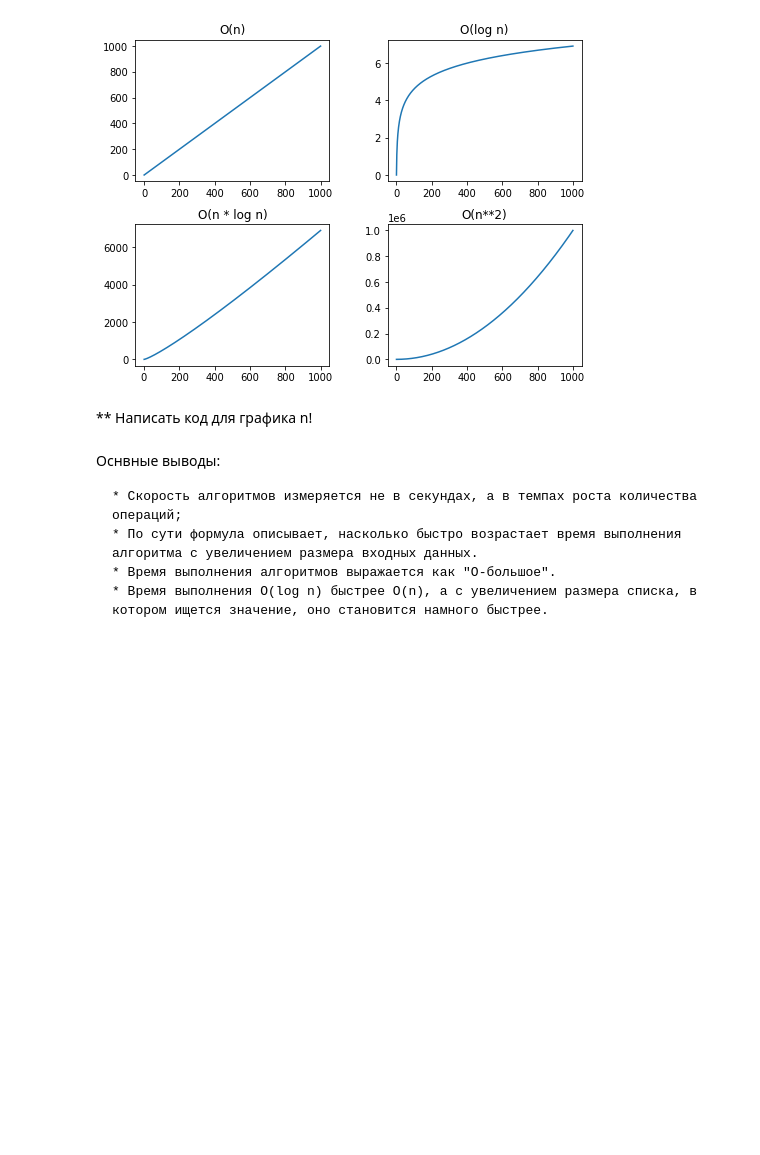
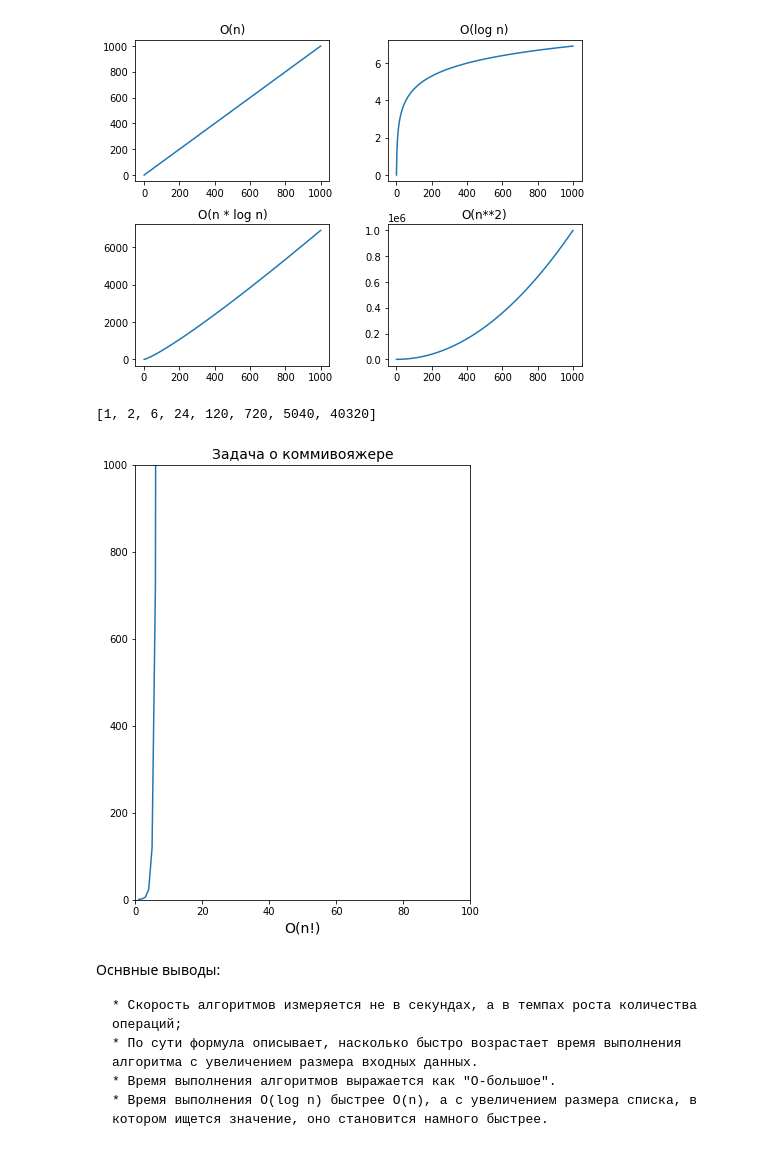
Before and after one commit to PosyaginK/grokking_algoritms, a Jupyter notebook: chapter_1.ipynb, the cells around one changed output. Cells and saved outputs as stored; diff of their text form; code cells hidden in the pictures; blank space fills up the shorter version.

Commit message:
Глава 1. Добавлен график О-большое для задачи коммивояжера

```diff
--- a/chapter_1.ipynb
+++ b/chapter_1.ipynb
@@ -170,8 +170,38 @@ ax4.set_title("O(n**2)")
 # %% [output]
 Text(0.5, 1.0, 'O(n**2)')
 [figure]
-# %% [markdown]
-** Написать код для графика n!
+# %%
+def fact(i):
+    if i == 1:
+        return i
+    else:
+        return i * fact(i - 1)
+# %%
+def fact_list(a):
+    res = []
+    for i in a:
+        f = fact(i)
+        res.append(f)
+    return res
+# %%
+x4 = [1, 2, 3, 4, 5, 6, 7]
+y4 = fact_list(x4)
+y4
+# %% [output]
+[1, 2, 6, 24, 120, 720, 5040, 40320]
+# %%
+plt.figure(figsize=(6, 8))
+
+plt.plot(x4, y4)
+
+plt.xlabel('O(n!)', fontsize=14)
+plt.title('Задача о коммивояжере', fontsize=14)
+
+plt.axis([0, 100, 0, 1000])
+
+plt.show()
+# %% [output]
+[figure, added]
 # %% [markdown]
 Оснвные выводы:
 
```
Also changed, not shown: parts of 1 cell of this notebook.
